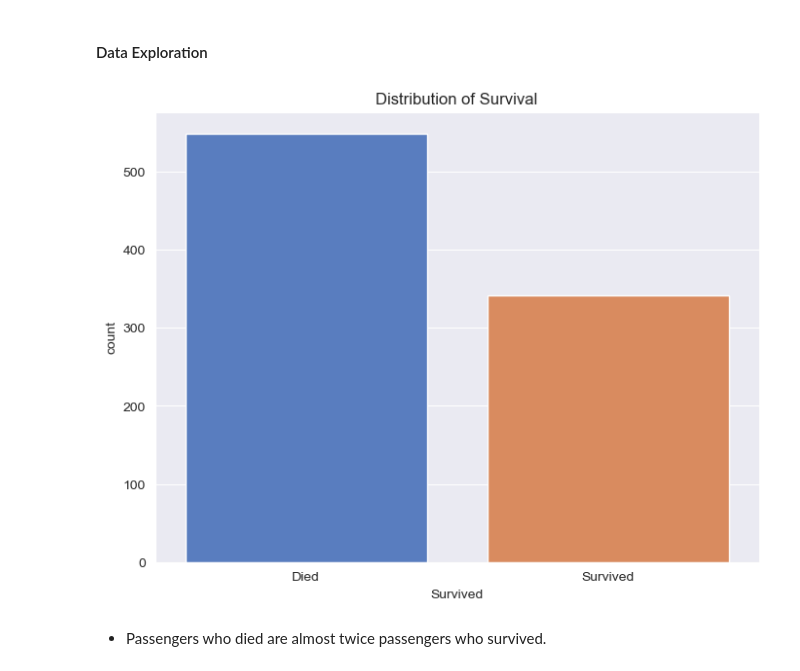
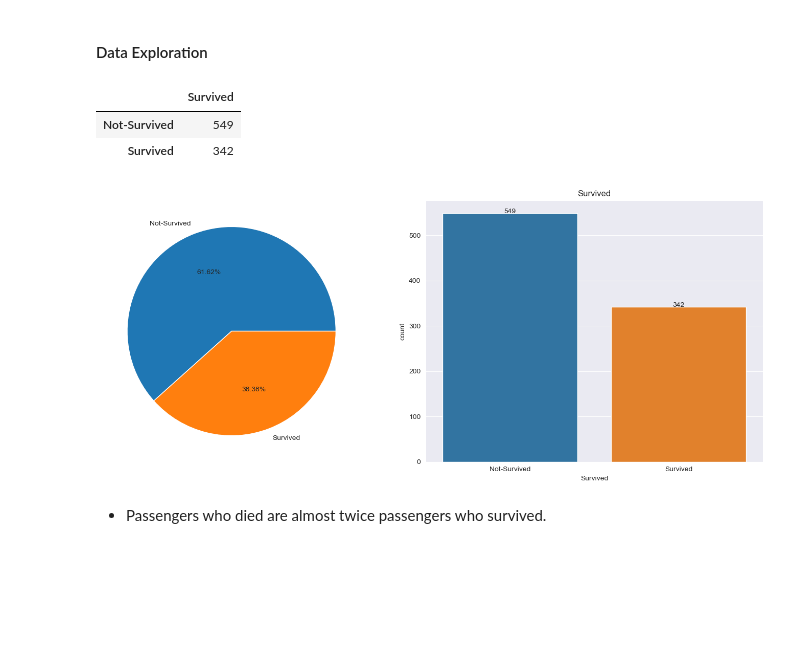
Before and after one commit to adeke910/TITANIC, a Jupyter notebook: titanic.ipynb, the cells around one changed output. Cells and saved outputs as stored; diff of their text form; code cells hidden in the pictures; blank space fills up the shorter version.

```diff
--- a/titanic.ipynb
+++ b/titanic.ipynb
@@ -150,15 +150,28 @@ Embarked       0
 dtype: int64
 # %% [markdown]
 #### Data Exploration
-# %%
-plt.figure(figsize=(8,6))
-sns.set_palette('muted')
-sns.countplot(x=train_df['Survived'])
-plt.xticks([0,1],['Died','Survived'])
-plt.title('Distribution of Survival')
-plt.show()
-# %% [output]
-[figure, removed]
+# %%
+train_df["Survived"].replace({0:"Not-Survived",1:"Survived"},inplace=True)
+Pie = train_df["Survived"].value_counts().to_frame()
+Pie
+# %% [output]
+|  | Survived |
+| Not-Survived | 549 |
+| Survived | 342 |
+# %%
+plt.figure(figsize=(14,6))
+plt.subplot(1,2,1)
+plt.pie(Pie.values.ravel(),labels=Pie.index,autopct="%0.2f%%")
+
+plt.subplot(1,2,2)
+sns.countplot(x="Survived",data=train_df)
+plt.title("Survived")
+for i,j in enumerate(Pie["Survived"]):
+    plt.text(i,j,j,ha="center")
+plt.tight_layout()
+plt.show()
+# %% [output]
+[figure, added]
 # %% [markdown]
 - Passengers who died are almost twice passengers who survived.
 # %%
```
Also changed, not shown: parts of 7 cells of this notebook.
